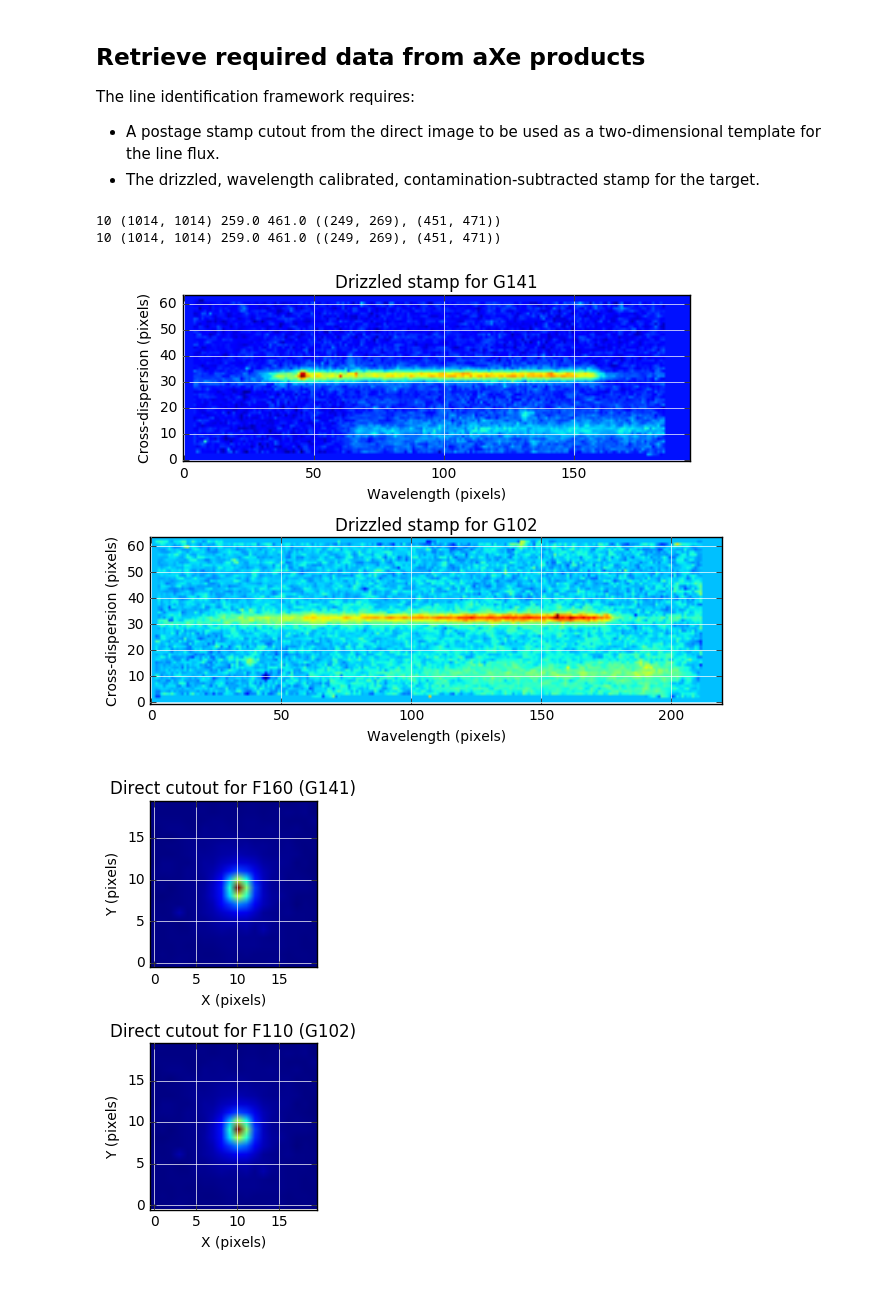
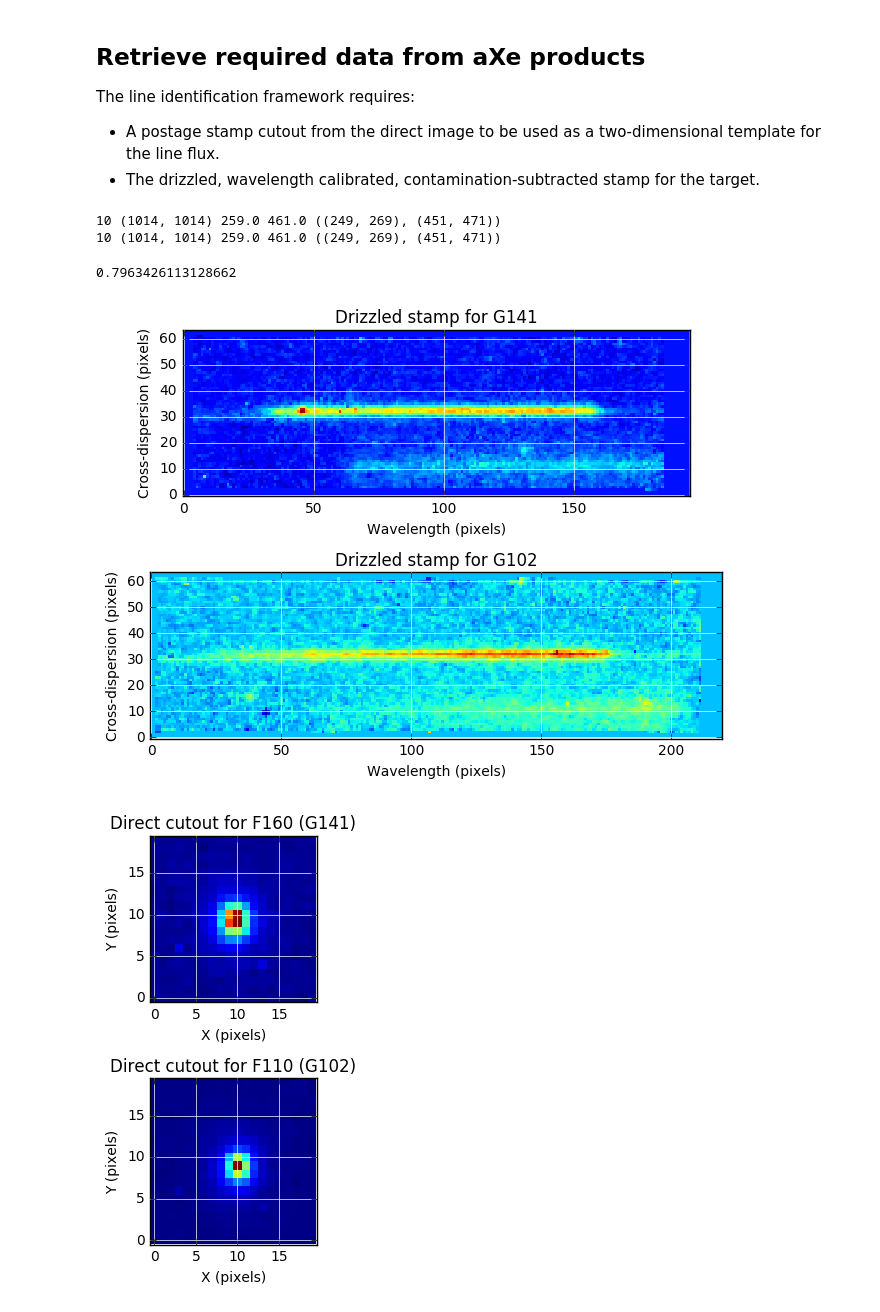
Before and after one commit to AstroZooMin/WISPSBayesianLineID, a Jupyter notebook: BayesianFramework/BayesianLineID.ipynb, the cells around one changed output. Cells and saved outputs as stored; diff of their text form; code cells hidden in the pictures.

```diff
--- a/BayesianFramework/BayesianLineID.ipynb
+++ b/BayesianFramework/BayesianLineID.ipynb
@@ -15,6 +15,8 @@ from astropy.visualization import (MinMaxInterval, SqrtStretch)
 from astropy.visualization.mpl_normalize import ImageNormalize
 import matplotlib.pyplot as mplplot
 import numpy as np
+import scipy as sp
+import scipy.stats as spstats
 
 class StampLoader :
 
@@ -48,7 +50,7 @@ class StampLoader :
     def interpolateDirectCutout(self, directData, stampHeader) :
         halfCutoutSizePixels = np.floor_divide(self.cutoutSizePixels, 2)
         refY = np.floor(stampHeader['REFPNTY'])
-        refX = np.ceil(stampHeader['REFPNTX'])
+        refX = np.floor(stampHeader['REFPNTX'])
         cutoutLimits = ((
                 int(max(0, refY - halfCutoutSizePixels)),
                 int(min(refY + halfCutoutSizePixels, directData.shape[0]))
@@ -73,7 +75,7 @@ class StampLoader :
                 int(min(refX + halfCutoutSizePixels, directData.shape[1]))
             ))
         print(halfCutoutSizePixels, directData.shape, refY, refX, cutoutLimits)
-        return directImageData[cutoutLimits[0][0] : cutoutLimits[0][1], cutoutLimits[1][0] : cutoutLimits[1][1]]
+        return directData[cutoutLimits[0][0] : cutoutLimits[0][1], cutoutLimits[1][0] : cutoutLimits[1][1]]
 
     def loadDrizzledStamps(self, targetObject, targetPar, pipelineVersion = 6.2) :
         self.stampPaths = {102 : self.drizzledStampPathPattern.format(
@@ -112,7 +114,7 @@ class StampLoader :
             mplplot.figure(figsize=(10,5))
             for stampIndex, (grism, hduData) in enumerate(self.stampSciHdus.items()) :
                 mplplot.subplot(2,1,stampIndex+1)
-                mplplot.imshow(hduData[0], vmin=np.min(hduData[0]), vmax=np.max(hduData[0]), origin='lower')
+                mplplot.imshow(hduData[0], vmin=np.min(hduData[0]), vmax=np.max(hduData[0]), origin='lower', interpolation='none')
                 mplplot.xlabel('Wavelength (pixels)')
                 mplplot.ylabel('Cross-dispersion (pixels)')
                 mplplot.title('Drizzled stamp for G{}'.format(grism))
@@ -126,7 +128,7 @@ class StampLoader :
             mplplot.figure(figsize=(10,5))
             for stampIndex, (grism, cutoutData) in enumerate(self.directCutouts.items()) :
                 mplplot.subplot(2,1,stampIndex+1)
-                mplplot.imshow(cutoutData, vmin=np.min(cutoutData), vmax=np.max(cutoutData), origin='lower')
+                mplplot.imshow(cutoutData, vmin=np.min(cutoutData), vmax=np.max(cutoutData), origin='lower', interpolation='none')
                 mplplot.xlabel('X (pixels)')
                 mplplot.ylabel('Y (pixels)')
                 mplplot.title('Direct cutout for F{} (G{})'.format(self.getDirectFilterForGrism(grism), grism))
@@ -152,15 +154,24 @@ class StampLoader :
             return self.directCutouts[grism] if self.directCutouts[grism] is not None else None
         else :
             print('The loadDirectCutouts(...) method must be called before direct cutouts can be returned.')
+
+    def getThresholdedDirectCutout(self, grism) :
+        skyKeyword = 'MDRIZSKY'
+        if self.directHdus is not None :
+            return self.directHdus[grism][1][skyKeyword]
+        else :
+            print('The loadDirectCutouts(...) method must be called before sky-subtracted direct cutouts can be returned.')
 # %%
 %matplotlib inline
 sl = StampLoader()
 sl.loadDrizzledStamps(16, 302)
 sl.plotDrizzledStamps()
 sl.loadDirectCutouts(16, 302)
 sl.plotDirectCutouts()
+sl.getThresholdedDirectCutout(141)
 # %% [output]
 10 (1014, 1014) 259.0 461.0 ((249, 269), (451, 471))
 10 (1014, 1014) 259.0 461.0 ((249, 269), (451, 471))
+0.7963426113128662
 [figure]
-[figure, old version]
+[figure, new version]
```
Also changed, not shown: parts of 4 cells of this notebook, 2 other files.
